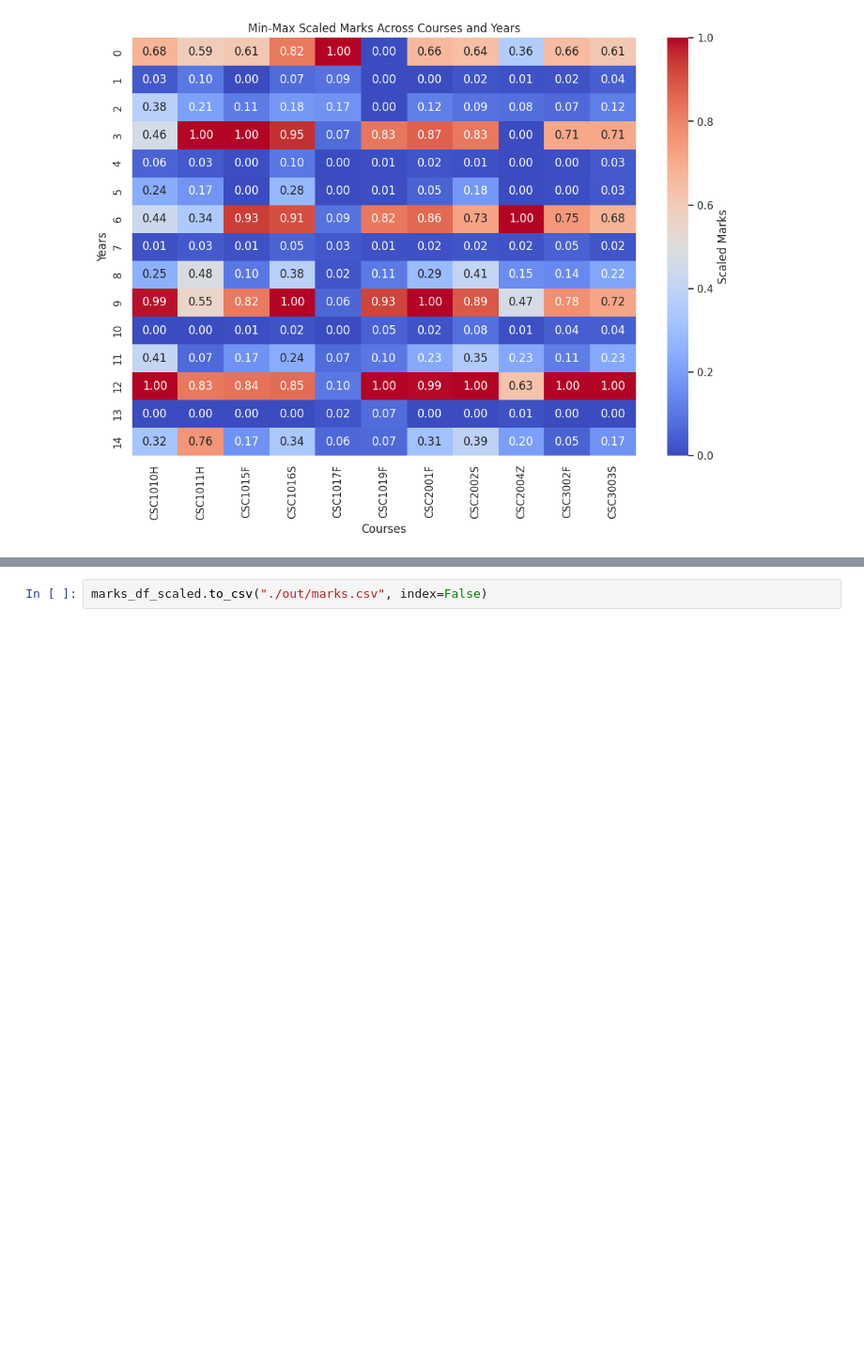
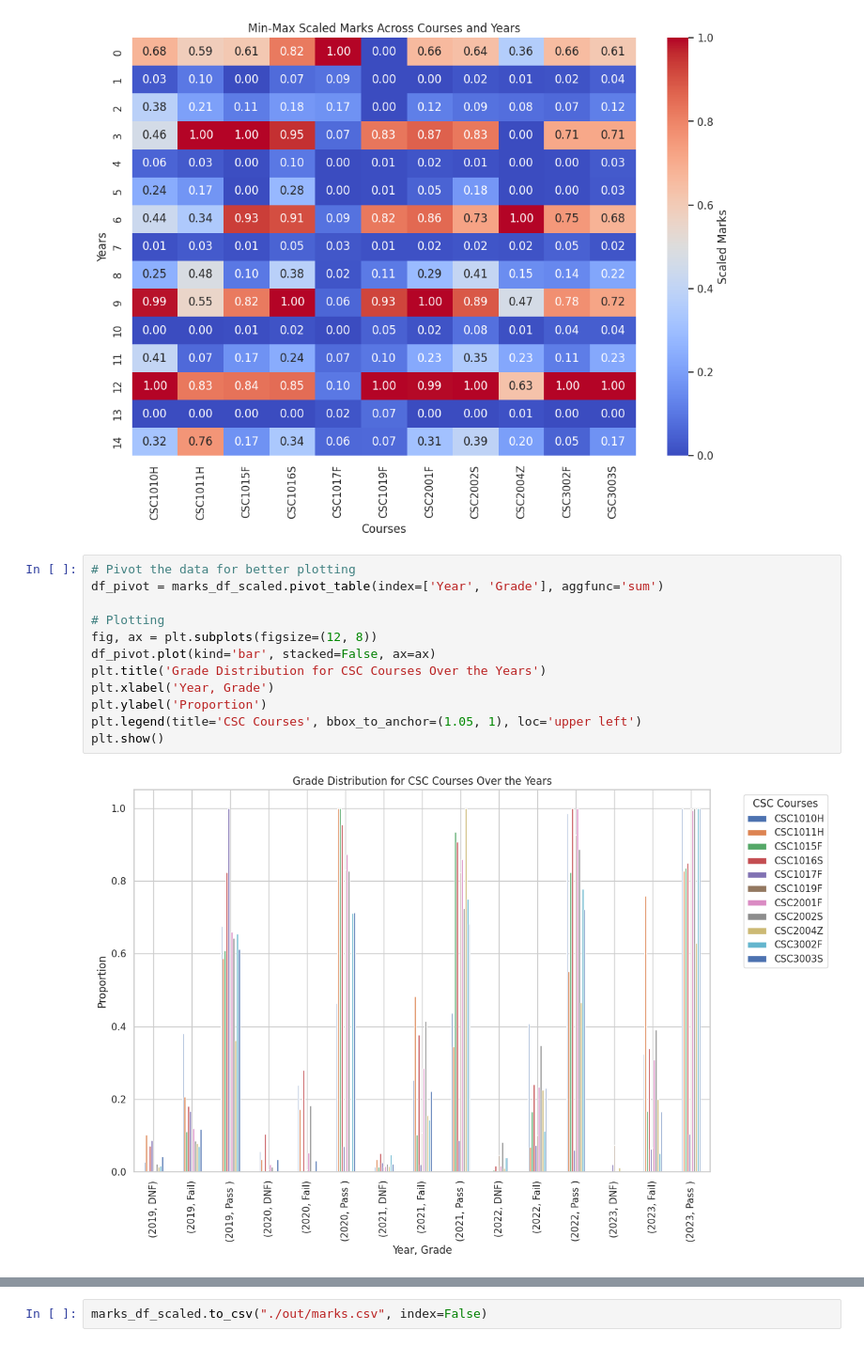
Before and after one commit to TinoMuzambi/VIZ1, a Jupyter notebook: marks.ipynb, the cells around one changed output, grey strips where cells are left out. Shown at 94% size. Saved outputs shown, nothing was run; the diff lists cells and outputs as text; blank space fills up the shorter version.

Commit message:
More plots.

```diff
--- a/marks.ipynb
+++ b/marks.ipynb
@@ -110,3 +110,17 @@ plt.ylabel('Years')
 plt.show()
 # %% [output]
 [figure]
+# %%
+# Pivot the data for better plotting
+df_pivot = marks_df_scaled.pivot_table(index=['Year', 'Grade'], aggfunc='sum')
+
+# Plotting
+fig, ax = plt.subplots(figsize=(12, 8))
+df_pivot.plot(kind='bar', stacked=False, ax=ax)
+plt.title('Grade Distribution for CSC Courses Over the Years')
+plt.xlabel('Year, Grade')
+plt.ylabel('Proportion')
+plt.legend(title='CSC Courses', bbox_to_anchor=(1.05, 1), loc='upper left')
+plt.show()
+# %% [output]
+[figure, added]
```
Also changed, not shown: parts of 2 cells of this notebook.
